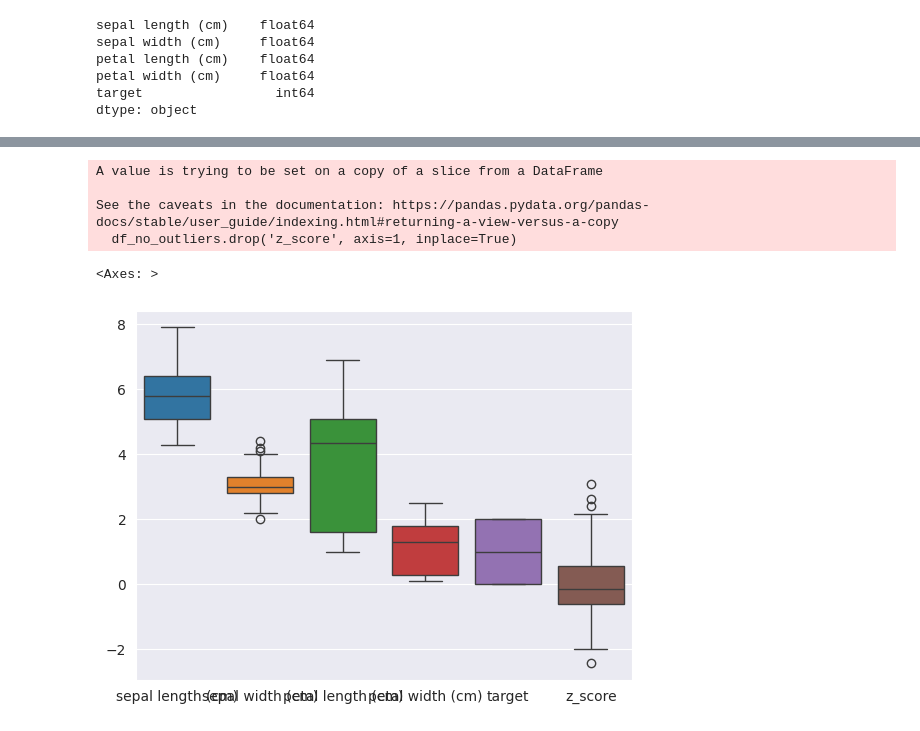
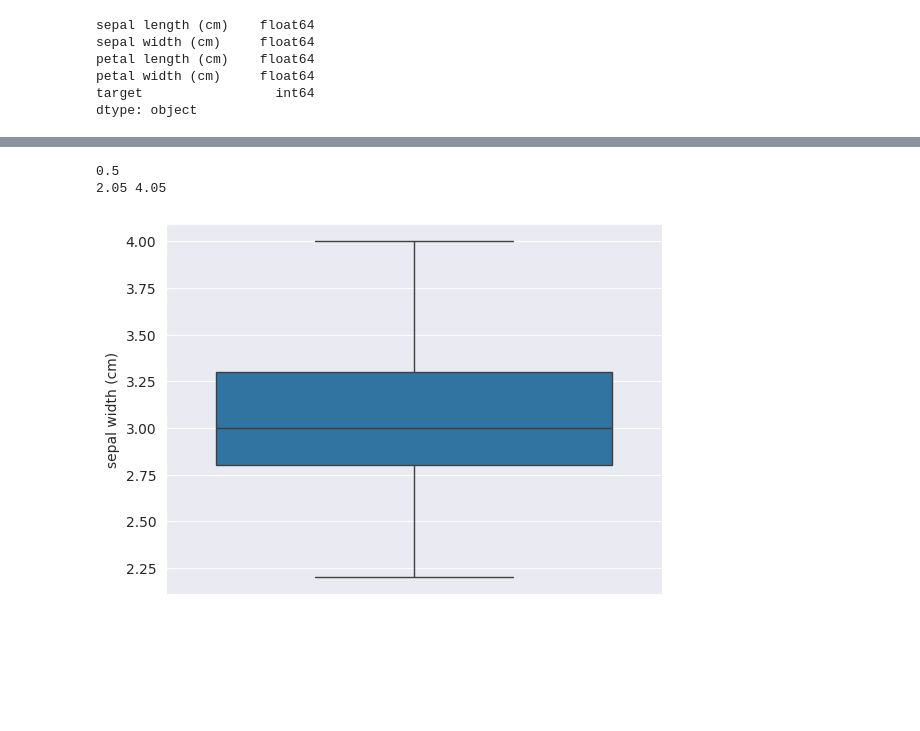
Before and after one commit to aman40399/AIML, a Jupyter notebook: decision/iris_tree_algo.ipynb, the cells around one changed output, grey strips where cells are left out. Cells and saved outputs as stored; diff of their text form; code cells hidden in the pictures; blank space fills up the shorter version.

```diff
--- a/decision/iris_tree_algo.ipynb
+++ b/decision/iris_tree_algo.ipynb
@@ -68,24 +61,16 @@ sns.displot(df["sepal width (cm)"])
-# %%
-
-#by using z-score
-# Calculate the Z-scores for the 'sepal width (cm)' column
-df['z_score'] = zscore(df["sepal width (cm)"])
-
-# Define the threshold (typically ±3)
-threshold = 3
-
-# Filter out the outliers
-df_no_outliers = df[(df['z_score'] < threshold) & (df['z_score'] > -threshold)]
-
-# Drop the 'z_score' column, as it was only for filtering
-df_no_outliers.drop('z_score', axis=1, inplace=True)
-# %% [output]
-A value is trying to be set on a copy of a slice from a DataFrame
-
-See the caveats in the documentation: https://pandas.pydata.org/pandas-docs/stable/user_guide/indexing.html#returning-a-view-versus-a-copy
-  df_no_outliers.drop('z_score', axis=1, inplace=True)
-# %%
-sns.boxplot(df)
-# %% [output]
-<Axes: >
-[figure, removed]
+# %%
+# removing outliers using iqr in sepal width
+q1 = df["sepal width (cm)"].quantile(0.25)
+q3 = df["sepal width (cm)"].quantile(0.75)
+iqr = q3 - q1
+print(iqr)
+lower_bound = q1 -(1.5 * iqr)
+upper_bound = q3 +(1.5 * iqr)
+print(lower_bound, upper_bound)
+df = df[(df["sepal width (cm)"] > lower_bound) & (df["sepal width (cm)"] < upper_bound)]
+sns.boxplot(df["sepal width (cm)"])
+plt.show()
+# %% [output]
+0.5
+2.05 4.05
+[figure, added]
```
Also changed, not shown: parts of 3 cells of this notebook, 1 other file.
